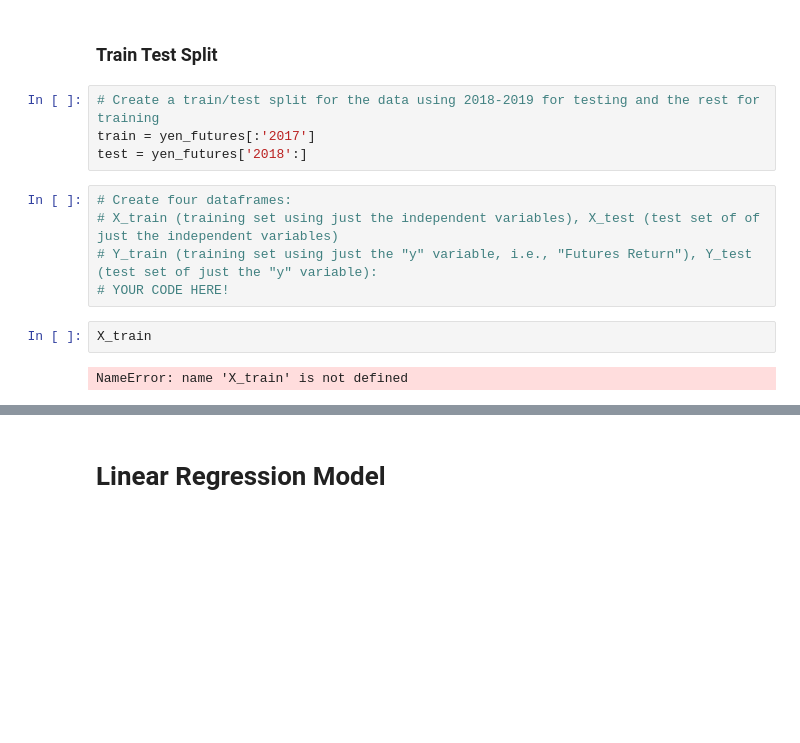
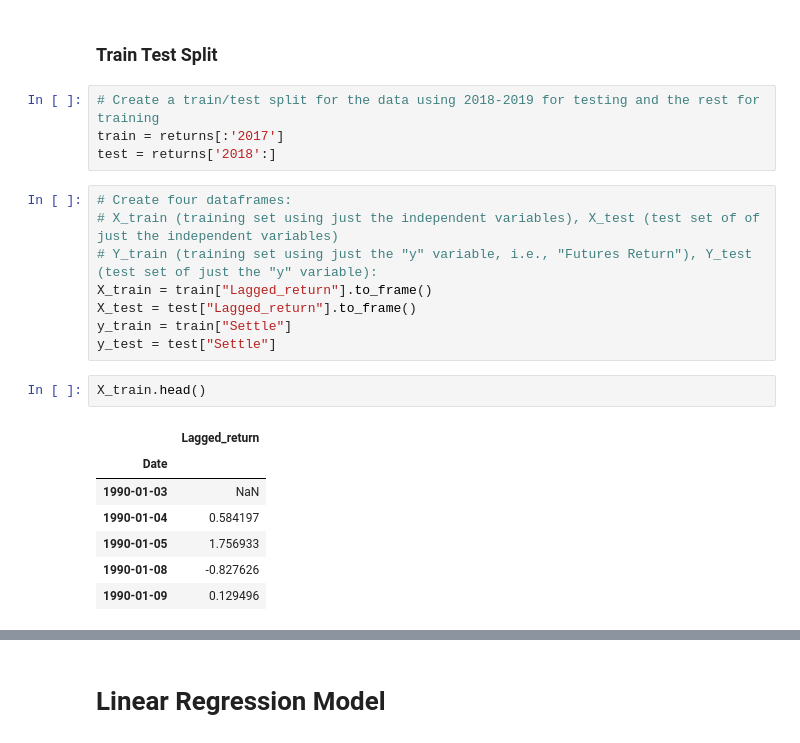
Before and after one commit to campbell8081/Unit10-TimeSeriesHW, a Jupyter notebook: regression_analysis.ipynb, the cells around one changed output, grey strips where cells are left out. Saved outputs shown, nothing was run; the diff lists cells and outputs as text; blank space fills up the shorter version.

```diff
--- a/regression_analysis.ipynb
+++ b/regression_analysis.ipynb
@@ -69,14 +68,23 @@ returns.head()
 ### Train Test Split
 # %%
 # Create a train/test split for the data using 2018-2019 for testing and the rest for training
-train = yen_futures[:'2017']
-test = yen_futures['2018':]
+train = returns[:'2017']
+test = returns['2018':]
 # %%
 # Create four dataframes:
 # X_train (training set using just the independent variables), X_test (test set of of just the independent variables)
 # Y_train (training set using just the "y" variable, i.e., "Futures Return"), Y_test (test set of just the "y" variable):
-# YOUR CODE HERE!
+X_train = train["Lagged_return"].to_frame()
+X_test = test["Lagged_return"].to_frame()
+y_train = train["Settle"]
+y_test = test["Settle"]
 # %%
-X_train
+X_train.head()
 # %% [output]
-NameError: name 'X_train' is not defined
+|  | Lagged_return |
+| Date |  |
+| 1990-01-03 | NaN |
+| 1990-01-04 | 0.584197 |
+| 1990-01-05 | 1.756933 |
+| 1990-01-08 | -0.827626 |
+| 1990-01-09 | 0.129496 |
```
Also changed, not shown: parts of 2 cells of this notebook.
